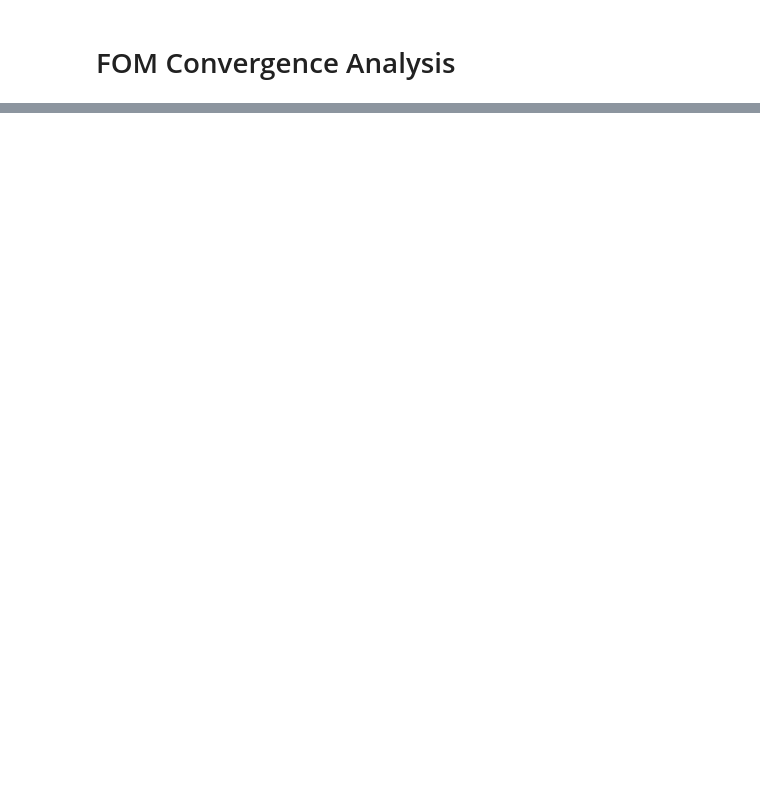
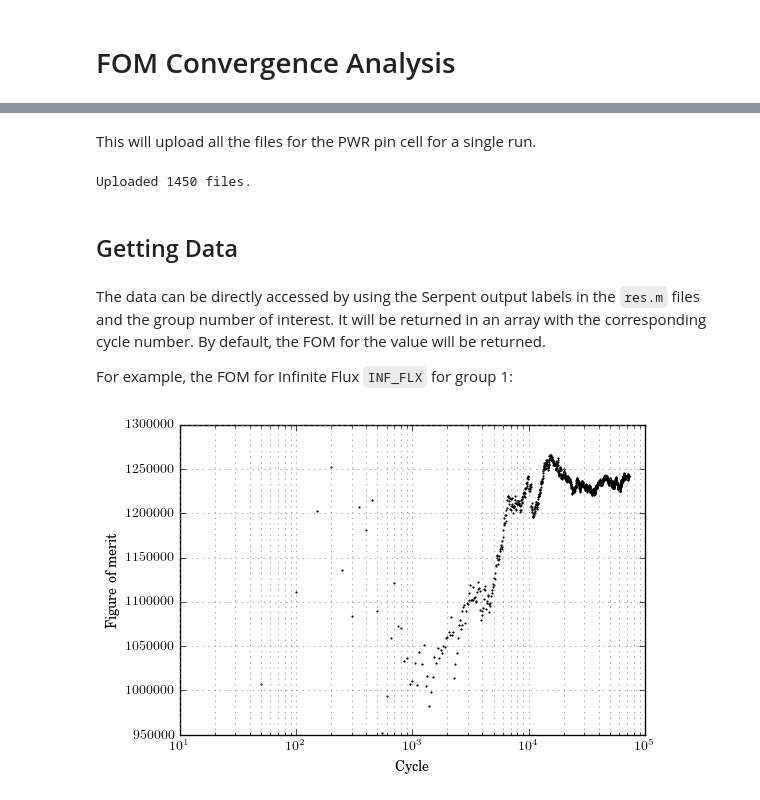
Before and after one commit to JessicaRehak/WDT_Analysis, a Jupyter notebook: WDT_analysis.ipynb, the cells around one changed output, grey strips where cells are left out. Drawn from its saved outputs; the diff is of its cells as text; code cells hidden in the pictures; blank space fills up the shorter version.

```diff
--- a/WDT_analysis.ipynb
+++ b/WDT_analysis.ipynb
@@ -321,0 +55,27 @@ True
+# %%
+base_dir = '~/downloads/wdt_data/'
+# %% [markdown]
+This will upload all the files for the PWR pin cell for a single run.
+# %%
+loc = base_dir + 'pwr/S0100/W0100/'
+pwr_analyzer = fom.Analyzer(loc)
+# %% [output]
+Uploaded 1450 files.
+# %% [markdown]
+## Getting Data
+# %% [markdown]
+The data can be directly accessed by using the Serpent output labels in the `res.m` files and the group number of interest. It will be returned in an array with the corresponding cycle number. By default, the FOM for the value will be returned.
+
+For example, the FOM for Infinite Flux `INF_FLX` for group 1:
+# %%
+# Get data
+inf_flx = pwr_analyzer.get_data('INF_FLX', grp_entry = 1)
+
+# Plotting
+plt.semilogx(inf_flx[:,0], inf_flx[:,1],'.k',ms=2)
+plt.xlabel('Cycle')
+plt.ylabel('Figure of merit')
+plt.grid(True,which='both',color='0.5')
+plt.show()
+# %% [output]
+[figure, added]
```
Also changed, not shown: parts of 71 cells of this notebook.
